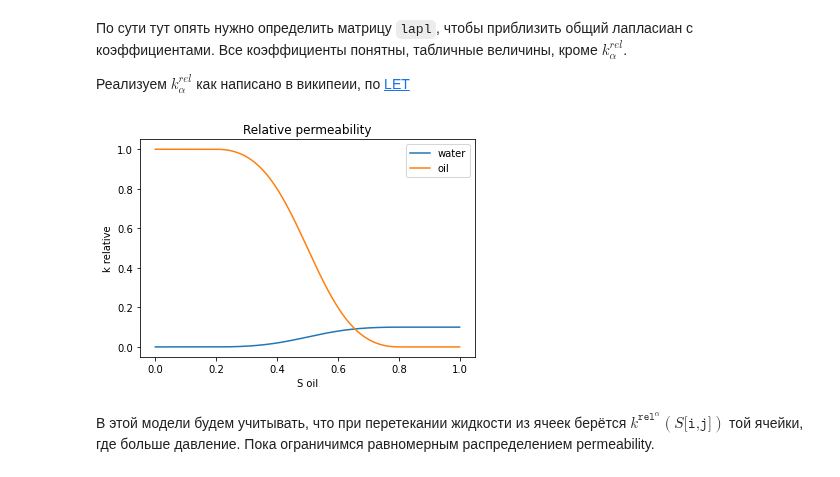
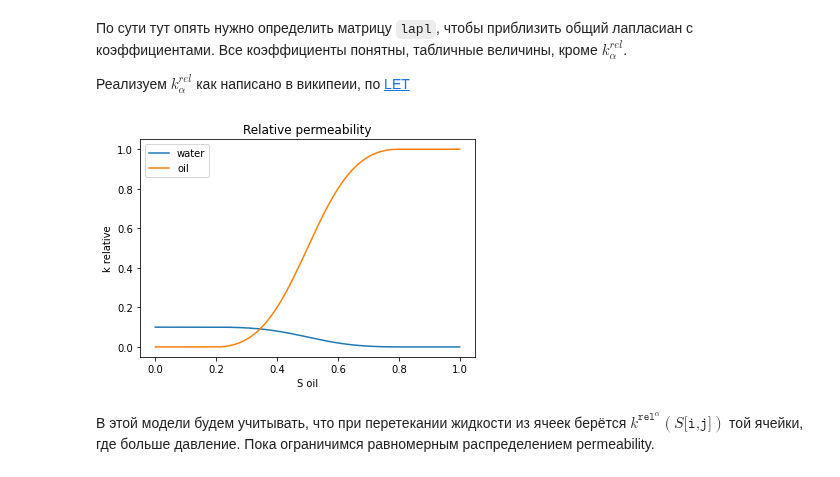
Before and after one commit to lemikhovalex/ReservoirModel, a Jupyter notebook: now_do_simple_models/05_1d_2liq.ipynb, the cells around one changed output. Saved outputs shown, nothing was run; the diff lists cells and outputs as text; code cells hidden in the pictures.

```diff
--- a/now_do_simple_models/05_1d_2liq.ipynb
+++ b/now_do_simple_models/05_1d_2liq.ipynb
@@ -122,17 +122,17 @@ def k_rel_o(s_o):
     return out
 # %%
 ss = np.linspace(0, 1, 200)
-k_rels_w = [k_rel_w(s) for s in ss]
-k_rels_o = [k_rel_o(1 - s) for s in ss]
+k_rels_w = [k_rel_w(1-s) for s in ss]
+k_rels_o = [k_rel_o(s) for s in ss]
 plt.plot(ss, k_rels_w, label='water')
 plt.plot(ss, k_rels_o, label='oil')
 plt.xlabel('S oil')
 plt.ylabel("k relative")
 plt.title('Relative permeability')
 plt.legend()
 plt.show()
 # %% [output]
-[figure, old version]
+[figure, new version]
 # %% [markdown]
 В этой модели будем учитывать, что при перетекании жидкости из ячеек берётся $k^{\texttt{rel}^{\alpha}}(S\texttt{[i,j]})$ той ячейки, где больше давление.
 Пока ограничимся равномерным распределением permeability.
```
Also changed, not shown: parts of 4 cells of this notebook.
